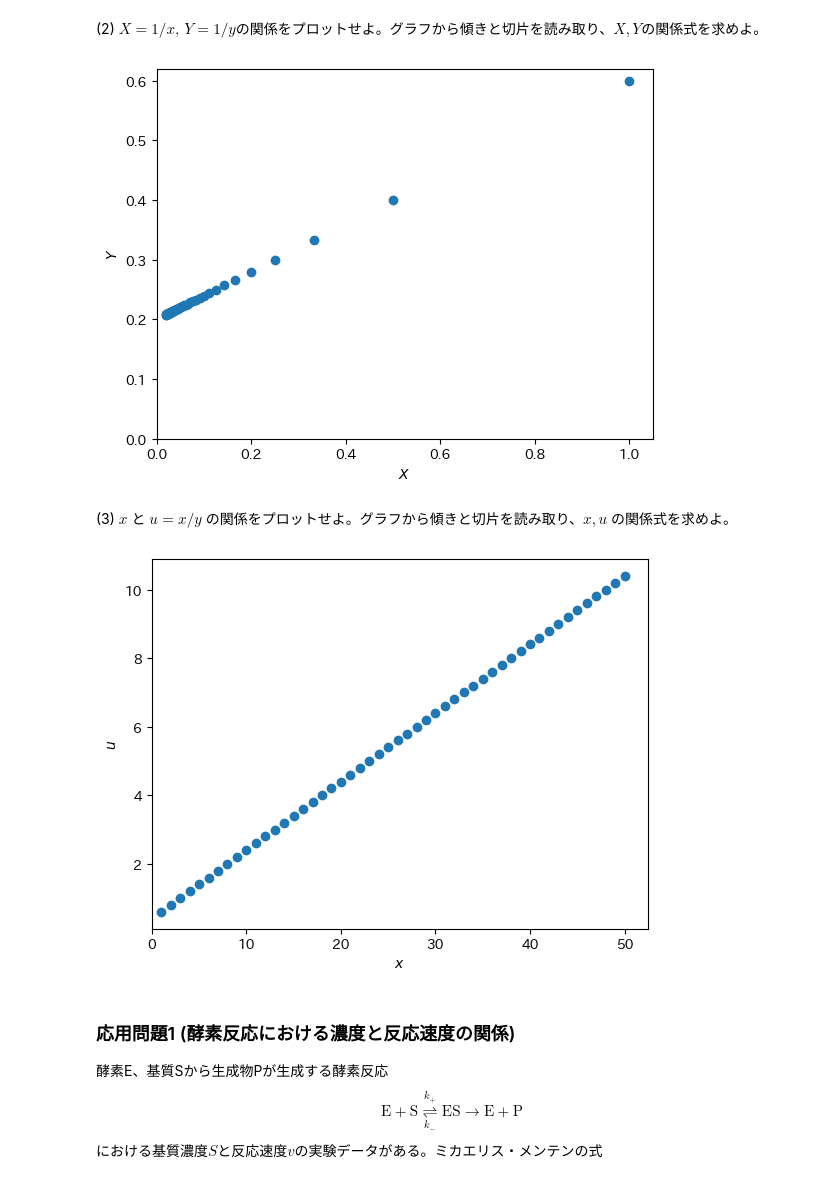
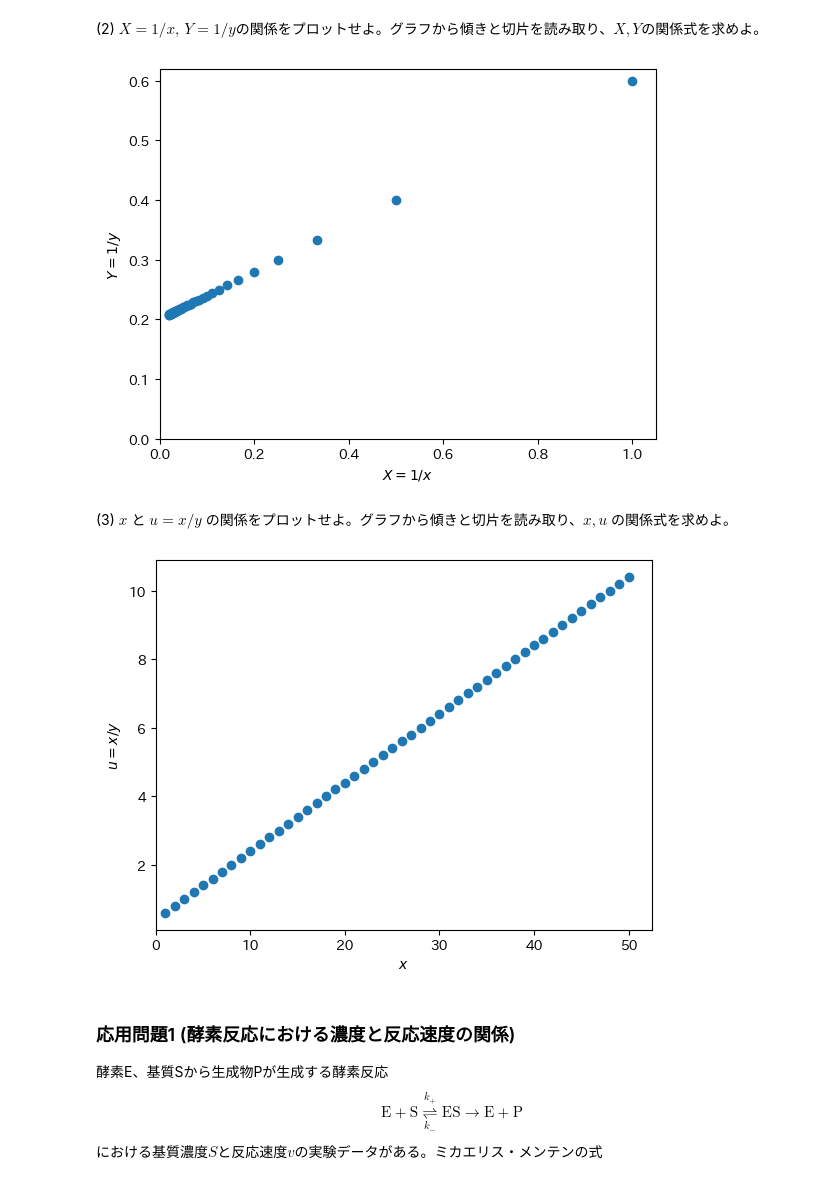
Before and after one commit to kyorin-phys/joho, a Jupyter notebook: p1.ipynb, the cells around one changed output. Cells and saved outputs as stored; diff of their text form; code cells hidden in the pictures.

```diff
--- a/p1.ipynb
+++ b/p1.ipynb
@@ -149,24 +150,24 @@ plt.show()
 X = 1 / x
 Y = 1 / y
 plt.scatter(X, Y)
-plt.xlabel('$X$')
-plt.ylabel('$Y$')
+plt.xlabel('$X=1/x$')
+plt.ylabel('$Y=1/y$')
 plt.xlim(0, )
 plt.ylim(0, )
 plt.show()
 # %% [output]
-[figure, old version]
+[figure, new version]
 # %% [markdown]
 (3) $x$ と $u = x/y$ の関係をプロットせよ。グラフから傾きと切片を読み取り、$x, u$ の関係式を求めよ。
 # %%
 u = x / y
 plt.scatter(x, u)
 plt.xlabel('$x$')
-plt.ylabel('$u$')
+plt.ylabel('$u=x/y$')
 plt.xlim(0, )
 plt.show()
 # %% [output]
-[figure, old version]
+[figure, new version]
 # %% [markdown]
 ### 応用問題1 (酵素反応における濃度と反応速度の関係)
 酵素E、基質Sから生成物Pが生成する酵素反応
```
Also changed, not shown: parts of 5 cells of this notebook, 6 other files.
